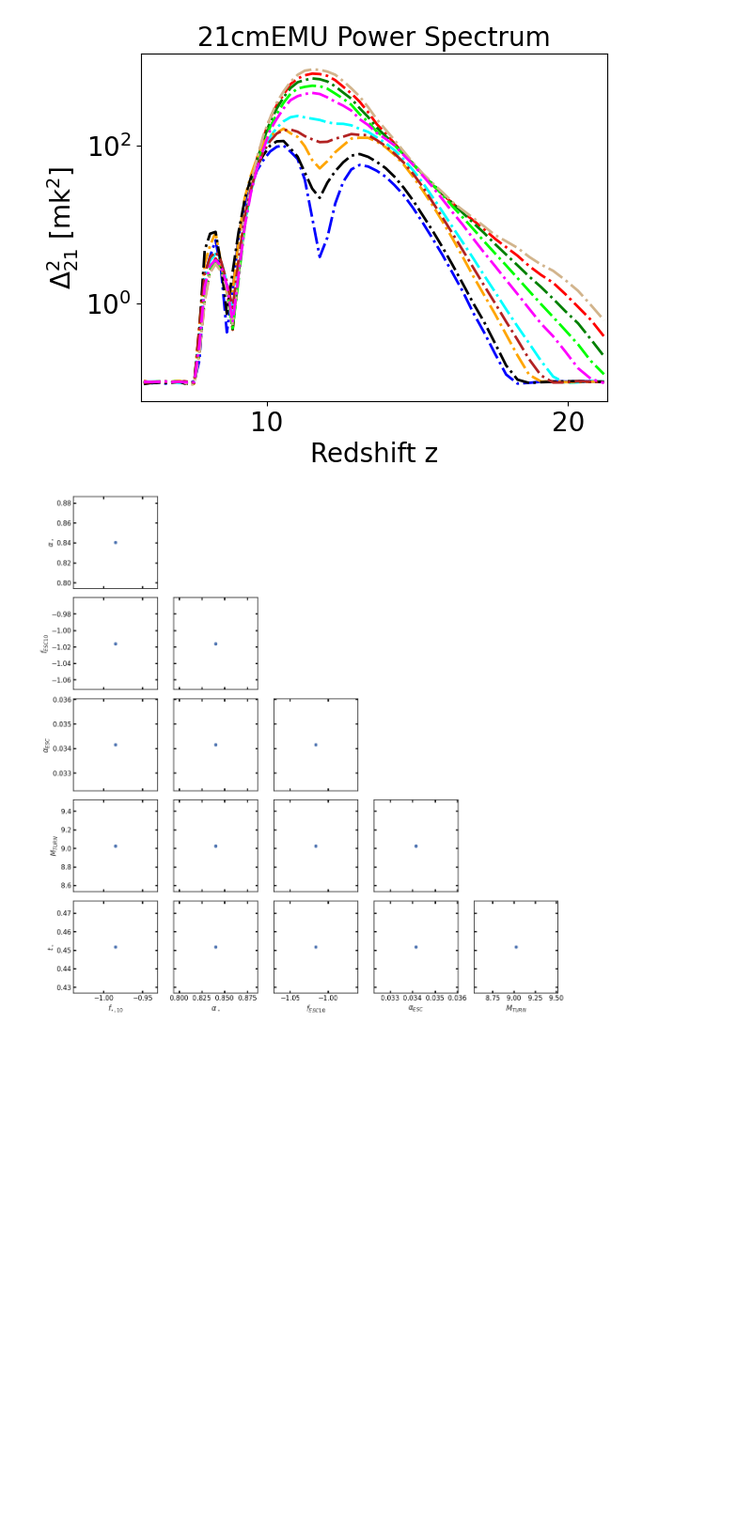
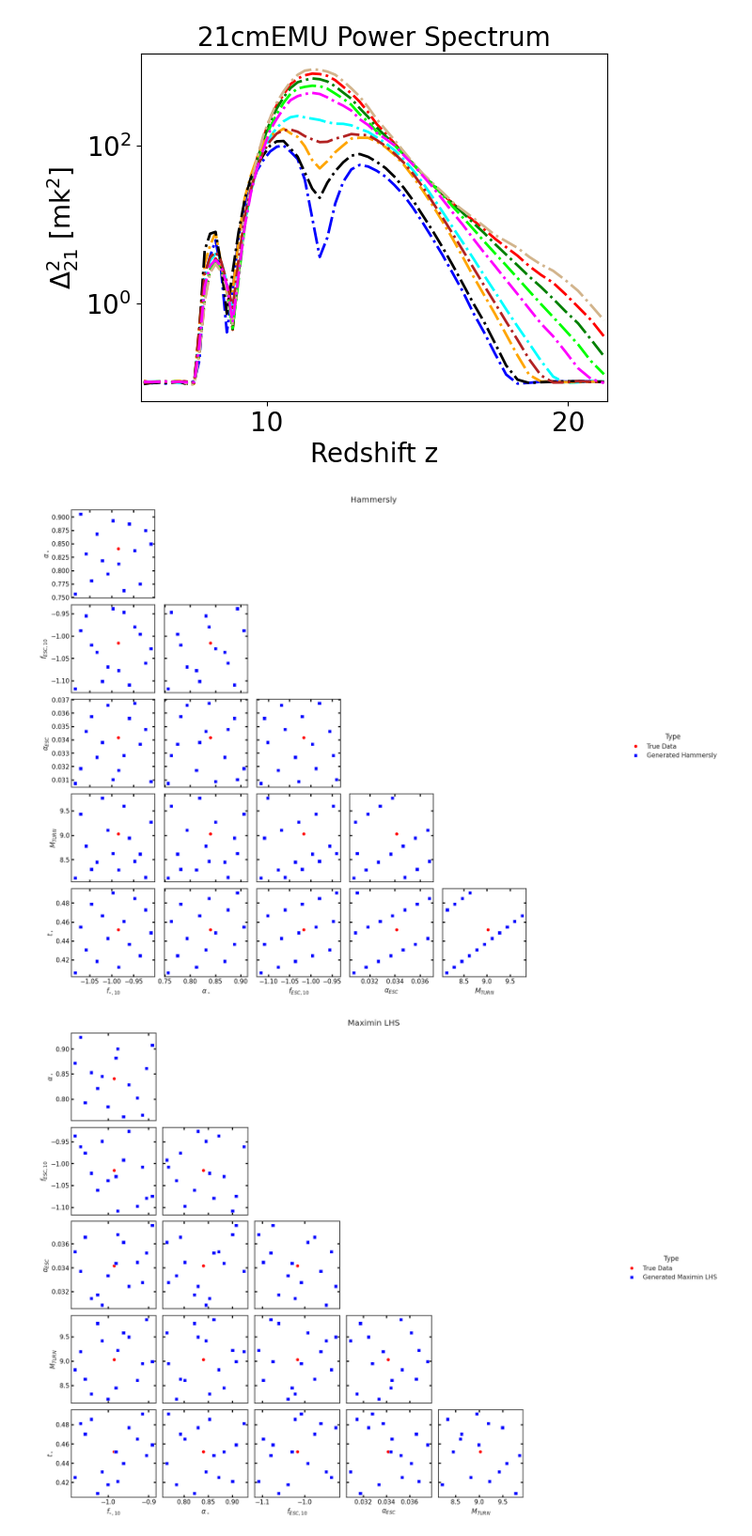
Before and after one commit to Rillard2001/RealMSc, a Jupyter notebook: Tutorials/21cmEMU/21cmEMU_test.ipynb, the cells around one changed output. Shown at 94% size. Cells and saved outputs as stored; diff of their text form; code cells hidden in the pictures; blank space fills up the shorter version.

Commit message:
Generated data points using Hammersly and Maximun LHS from 1.1 times true data as the sample space

```diff
--- a/Tutorials/21cmEMU/21cmEMU_test.ipynb
+++ b/Tutorials/21cmEMU/21cmEMU_test.ipynb
@@ -8,7 +8,7 @@ import matplotlib.pyplot as plt
 
 from matplotlib import rcParams
 import matplotlib.patches as mpatches
-rcParams.update({'font.size' : 40})
+#rcParams.update({'font.size' : 40})
 #yes
 # %%
 test_sample = np.load('Test_data_sample.npz')
@@ -223,23 +213,65 @@ df.columns = columns
 import seaborn as sns
 import matplotlib.pyplot as plt
 
+def corner_plot(dataframe, title):
 
-sns.set(style = "ticks")
+    sns.set(style = "ticks")
 
-g = sns.pairplot(df, corner = True, diag_kind= None)
+    g = sns.pairplot(dataframe, hue = 'Type', markers = ['o', 's'], palette = ['red', 'blue'], corner = True, diag_kind= None)
+    g.fig.suptitle(title, y = 0.85)
 
-for i, ax_row in enumerate(g.axes):
-    for j, ax in enumerate(ax_row):
-        if ax:
-            if i == j:
-                ax.set_visible(False)
-                continue
-            ax.tick_params(direction = 'in', top = True, right = True, length = 4, width = 2, colors = 'black')
-            ax.spines['top'].set_visible(True)
-            ax.spines['right'].set_visible(True)
+    for i, ax_row in enumerate(g.axes):
+        for j, ax in enumerate(ax_row):
+            if ax:
+                if i == j:
+                    ax.set_visible(False)
+                    continue
+                ax.tick_params(direction = 'in', top = True, right = True, length = 4, width = 2, colors = 'black')
+                ax.spines['top'].set_visible(True)
+                ax.spines['right'].set_visible(True)
 
-
-
-plt.show()
+    plt.show()
-# %% [output]
-[figure, removed]
+# %%
+from skopt.space import Space
+from skopt.sampler import Hammersly
+from skopt.sampler import Lhs
+import pandas as pd
+import numpy as np
+
+
+keys2 = ['F_STAR10', 'ALPHA_STAR', 'F_ESC10', 'ALPHA_ESC', 'M_TURN', 't_STAR']
+reduced_input_dict = {v:input_dict[v] for v in keys2}
+columns = [r'$f_{\star,10}$', r'$\alpha_\star$', r'$f_{ESC,10}$', r'$\alpha_{ESC}$', r'$M_{TURN}$', r'$t_\star$']
+
+df = pd.DataFrame([reduced_input_dict])
+df.columns = columns
+
+
+boundaries = []
+n_samples = 15
+
+for value in df.iloc[0]:
+    boundaries.append((value - abs(value) * 0.1, value + abs(value) * 0.1))
+
+
+hammersly = Hammersly()
+hammersly_sampled = hammersly.generate(boundaries, n_samples)
+df_hammersly = pd.DataFrame(hammersly_sampled, columns = df.columns)
+
+lhs = Lhs(criterion="maximin", iterations=10000)
+lhs_sampled = lhs.generate(boundaries, n_samples)
+df_lhs = pd.DataFrame(lhs_sampled, columns = df.columns)
+
+
+df['Type'] = 'True Data'
+df_hammersly['Type'] = 'Generated Hammersly'
+df_lhs['Type'] = 'Generated Maximin LHS'
+all_points_hammersly = pd.concat([df, df_hammersly], ignore_index = True)
+all_points_lhs = pd.concat([df, df_lhs], ignore_index = True)
+
+
+corner_plot(all_points_hammersly, 'Hammersly')
+corner_plot(all_points_lhs, 'Maximin LHS')
+# %% [output]
+[figure, added]
+[figure, added]
```
Also changed, not shown: parts of 1 cell of this notebook.
